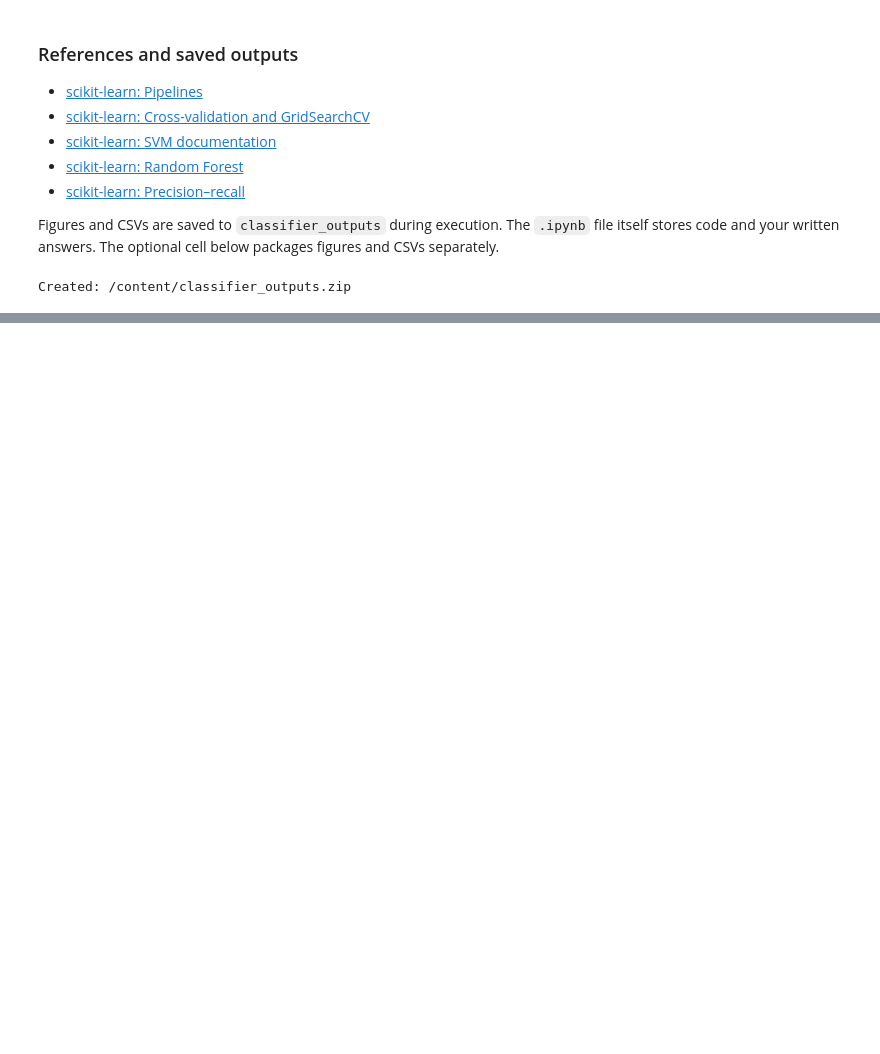
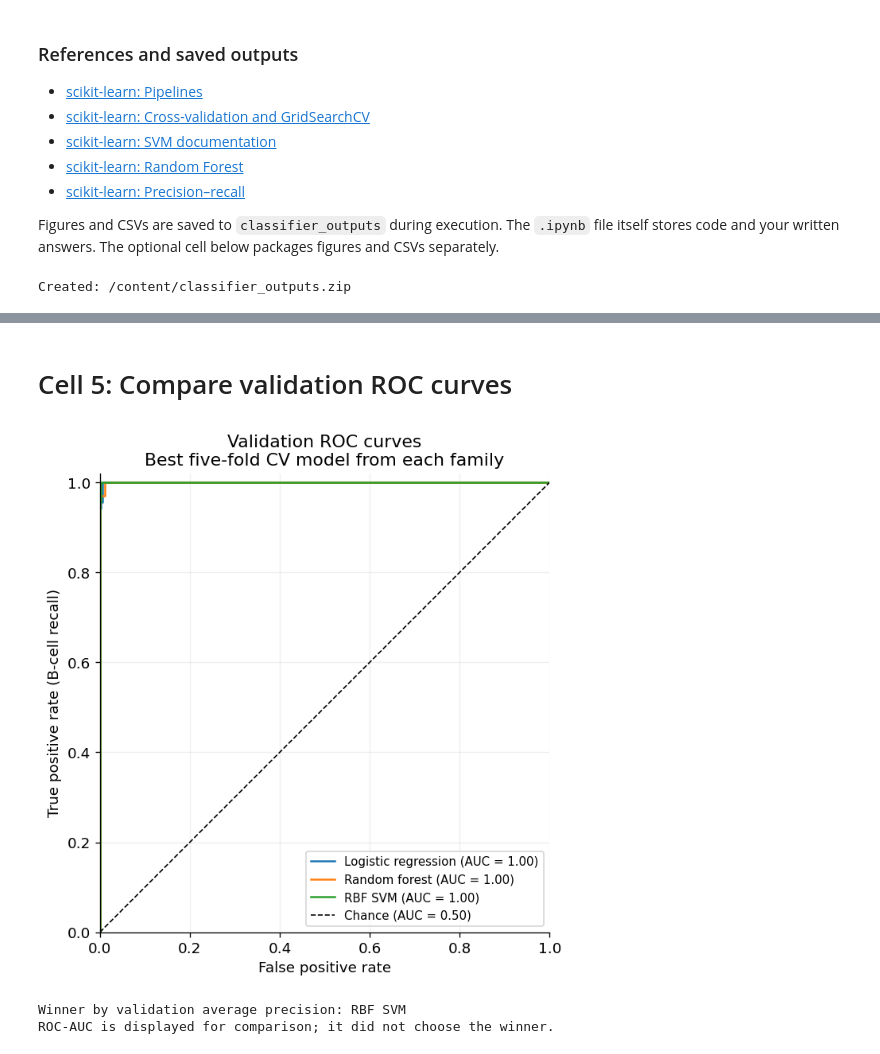
Before and after one commit to Balice9/beginning-bioinformatics, a Jupyter notebook: Module10_Classifiers_Responder_vs_Nonresponder.ipynb, the cells around one changed output, grey strips where cells are left out. Saved outputs shown, nothing was run; the diff lists cells and outputs as text; code cells hidden in the pictures; blank space fills up the shorter version.

```diff
--- a/Module10_Classifiers_Responder_vs_Nonresponder.ipynb
+++ b/Module10_Classifiers_Responder_vs_Nonresponder.ipynb
@@ -875,0 +948,17 @@ Created: /content/classifier_outputs.zip
+# %%
+LABEL_COLUMN = "louvain"
+POSITIVE_LABEL = "B cells"
+SEED = 42
+
+import scipy.sparse as sparse
+import numpy as np
+
+# Copy current adata.X into layers['counts'] so shapes match perfectly (2638, 1838)
+if sparse.issparse(adata.X):
+    adata.layers["counts"] = adata.X.copy()
+else:
+    adata.layers["counts"] = sparse.csr_matrix(adata.X).copy()
+
+# Ensure no negative values exist by clipping or taking absolute values if needed
+if (adata.layers["counts"].data < 0).any():
+    adata.layers["counts"].data = np.abs(adata.layers["counts"].data)
@@ -875,0 +1209,38 @@ Created: /content/classifier_outputs.zip
+# %% [markdown]
+# Cell 5: Compare validation ROC curves
+# %%
+fig, ax = plt.subplots(figsize=(7, 6), dpi=120)
+
+for name, scores in validation_scores.items():
+    RocCurveDisplay.from_predictions(
+        y_val,
+        scores,
+        name=name,
+        ax=ax,
+    )
+
+ax.plot(
+    [0, 1], [0, 1],
+    "k--",
+    linewidth=1,
+    label="Chance (AUC = 0.50)",
+)
+ax.set(
+    title="Validation ROC curves\nBest five-fold CV model from each family",
+    xlabel="False positive rate",
+    ylabel="True positive rate (B-cell recall)",
+    xlim=(0, 1),
+    ylim=(0, 1.02),
+)
+ax.legend(loc="lower right", fontsize=9)
+ax.grid(alpha=0.2)
+plt.tight_layout()
+plt.show()
+
+print(
+    f"Winner by validation average precision: {winner_name}\n"
+    "ROC-AUC is displayed for comparison; it did not choose the winner.")
+# %% [output]
+[figure, added]
+Winner by validation average precision: RBF SVM
+ROC-AUC is displayed for comparison; it did not choose the winner.
```
Also changed, not shown: parts of 18 cells of this notebook.
